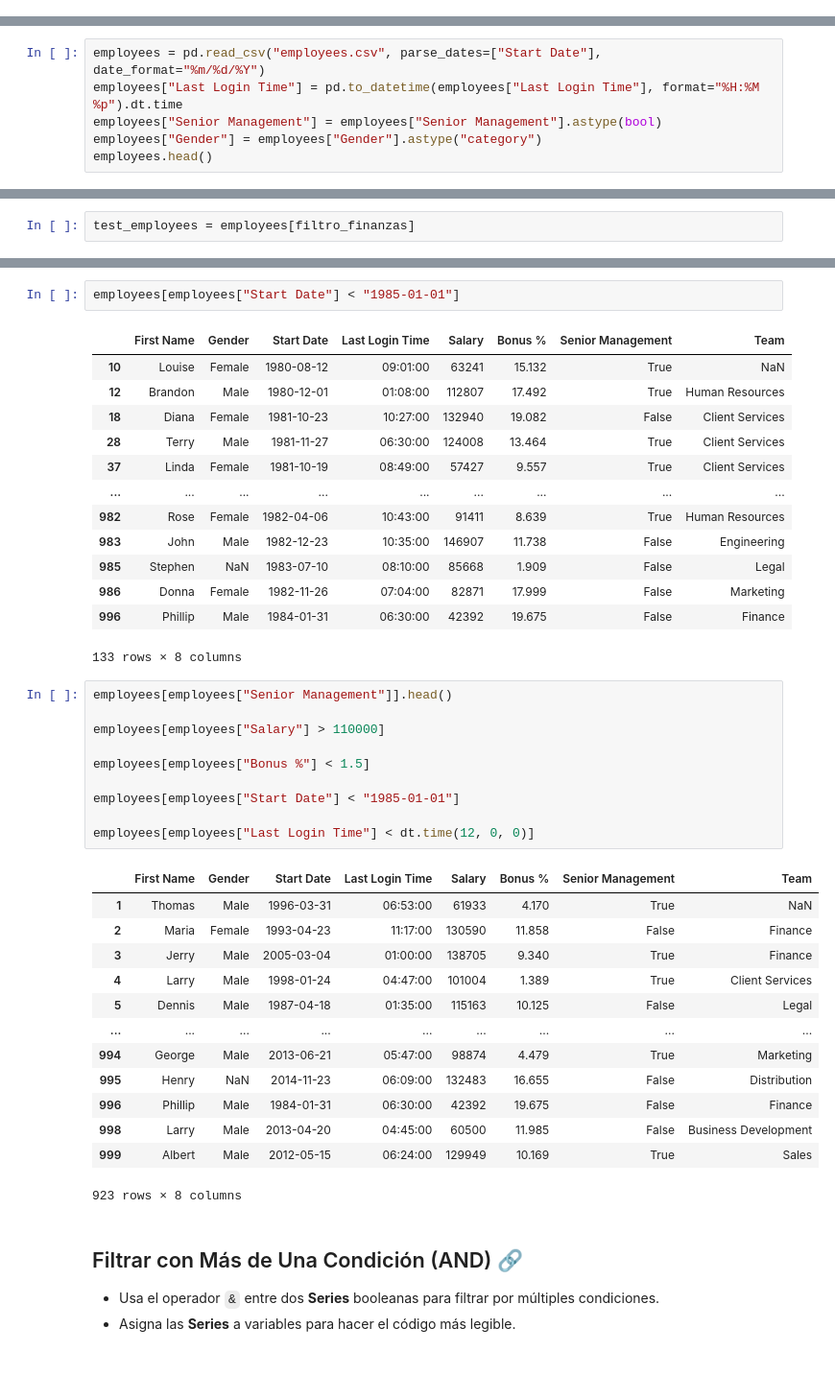
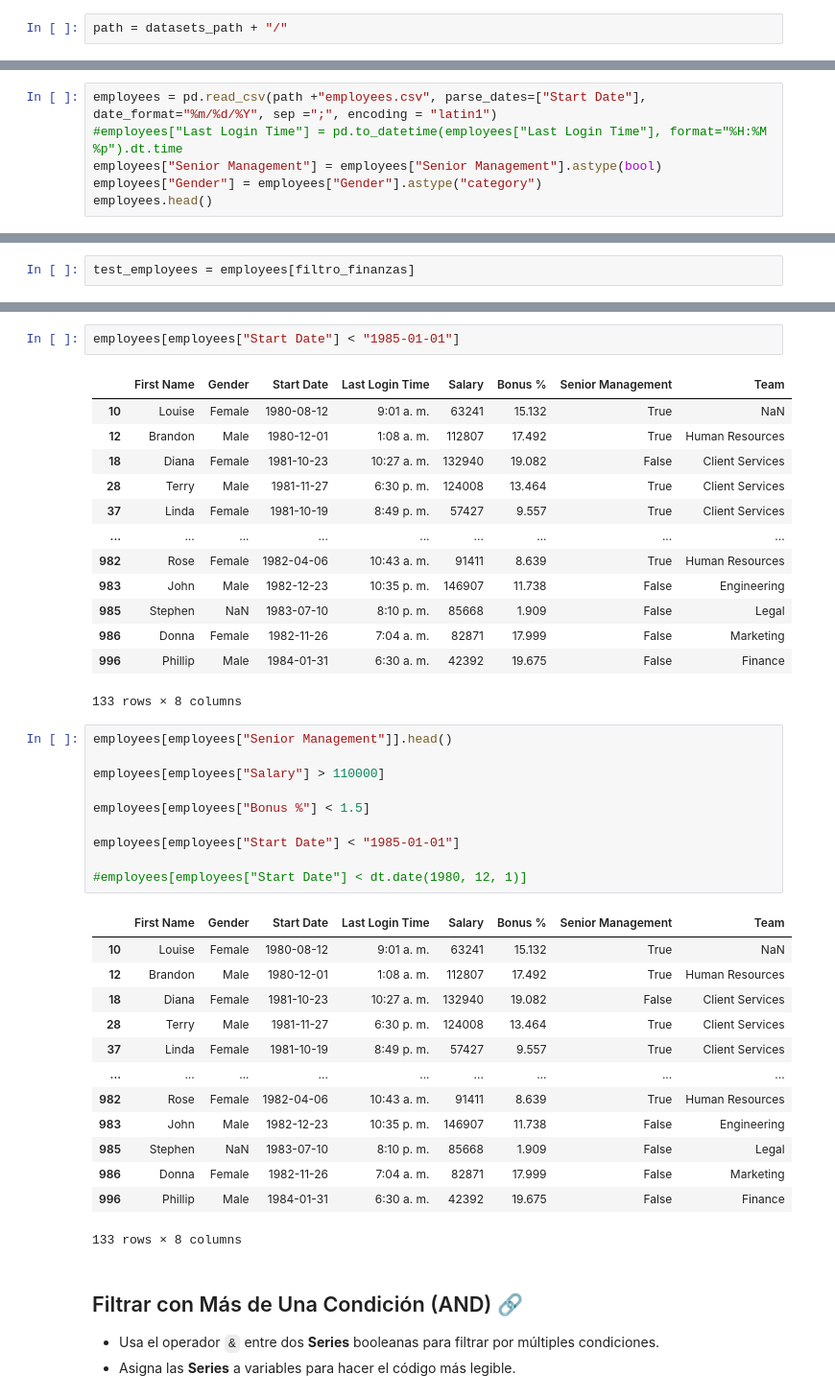
Before and after one commit to gggelme/procesamiento_limpieza_visualizacion, a Jupyter notebook: teoria/05_DataFrames_II_Filtrar_data.ipynb, the cells around one changed output, grey strips where cells are left out. Shown at 96% size. Drawn from its saved outputs; the diff is of its cells as text; blank space fills up the shorter version.

```diff
--- a/teoria/05_DataFrames_II_Filtrar_data.ipynb
+++ b/teoria/05_DataFrames_II_Filtrar_data.ipynb
@@ -261,3 +270,5 @@ Data columns (total 8 columns):
  7   Team               957 non-null    object
 dtypes: bool(1), category(1), datetime64[ns](1), float64(1), int64(1), object(3)
 memory usage: 49.1+ KB
+# %%
+path = datasets_path + "/"
@@ -284,8 +298,8 @@ employees.head()
 - Una **Series** booleana puede generarse usando una variedad de operaciones:
   - Igualdad, desigualdad, menor que, mayor que, inclusión, etc.
 # %%
-employees = pd.read_csv("employees.csv", parse_dates=["Start Date"], date_format="%m/%d/%Y")
-employees["Last Login Time"] = pd.to_datetime(employees["Last Login Time"], format="%H:%M %p").dt.time
+employees = pd.read_csv(path +"employees.csv", parse_dates=["Start Date"], date_format="%m/%d/%Y", sep =";", encoding = "latin1")
+#employees["Last Login Time"] = pd.to_datetime(employees["Last Login Time"], format="%H:%M %p").dt.time
 employees["Senior Management"] = employees["Senior Management"].astype(bool)
 employees["Gender"] = employees["Gender"].astype("category")
 employees.head()
@@ -398,42 +410,42 @@ employees[filtro_salario_millon]
 employees[employees["Start Date"] < "1985-01-01"]
 # %% [output]
 |  | First Name | Gender | Start Date | Last Login Time | Salary | Bonus % | Senior Management | Team |
-| 10 | Louise | Female | 1980-08-12 | 09:01:00 | 63241 | 15.132 | True | NaN |
-| 12 | Brandon | Male | 1980-12-01 | 01:08:00 | 112807 | 17.492 | True | Human Resources |
-| 18 | Diana | Female | 1981-10-23 | 10:27:00 | 132940 | 19.082 | False | Client Services |
-| 28 | Terry | Male | 1981-11-27 | 06:30:00 | 124008 | 13.464 | True | Client Services |
-| 37 | Linda | Female | 1981-10-19 | 08:49:00 | 57427 | 9.557 | True | Client Services |
+| 10 | Louise | Female | 1980-08-12 | 9:01 a. m. | 63241 | 15.132 | True | NaN |
+| 12 | Brandon | Male | 1980-12-01 | 1:08 a. m. | 112807 | 17.492 | True | Human Resources |
+| 18 | Diana | Female | 1981-10-23 | 10:27 a. m. | 132940 | 19.082 | False | Client Services |
+| 28 | Terry | Male | 1981-11-27 | 6:30 p. m. | 124008 | 13.464 | True | Client Services |
+| 37 | Linda | Female | 1981-10-19 | 8:49 p. m. | 57427 | 9.557 | True | Client Services |
 | ... | ... | ... | ... | ... | ... | ... | ... | ... |
-| 982 | Rose | Female | 1982-04-06 | 10:43:00 | 91411 | 8.639 | True | Human Resources |
-| 983 | John | Male | 1982-12-23 | 10:35:00 | 146907 | 11.738 | False | Engineering |
-| 985 | Stephen | NaN | 1983-07-10 | 08:10:00 | 85668 | 1.909 | False | Legal |
-| 986 | Donna | Female | 1982-11-26 | 07:04:00 | 82871 | 17.999 | False | Marketing |
-| 996 | Phillip | Male | 1984-01-31 | 06:30:00 | 42392 | 19.675 | False | Finance |
+| 982 | Rose | Female | 1982-04-06 | 10:43 a. m. | 91411 | 8.639 | True | Human Resources |
+| 983 | John | Male | 1982-12-23 | 10:35 p. m. | 146907 | 11.738 | False | Engineering |
+| 985 | Stephen | NaN | 1983-07-10 | 8:10 p. m. | 85668 | 1.909 | False | Legal |
+| 986 | Donna | Female | 1982-11-26 | 7:04 a. m. | 82871 | 17.999 | False | Marketing |
+| 996 | Phillip | Male | 1984-01-31 | 6:30 a. m. | 42392 | 19.675 | False | Finance |
 133 rows × 8 columns
 # %%
 employees[employees["Senior Management"]].head()
 
 employees[employees["Salary"] > 110000]
 
 employees[employees["Bonus %"] < 1.5]
 
 employees[employees["Start Date"] < "1985-01-01"]
 
-employees[employees["Last Login Time"] < dt.time(12, 0, 0)]
+#employees[employees["Start Date"] < dt.date(1980, 12, 1)]
 # %% [output]
 |  | First Name | Gender | Start Date | Last Login Time | Salary | Bonus % | Senior Management | Team |
-| 1 | Thomas | Male | 1996-03-31 | 06:53:00 | 61933 | 4.170 | True | NaN |
-| 2 | Maria | Female | 1993-04-23 | 11:17:00 | 130590 | 11.858 | False | Finance |
-| 3 | Jerry | Male | 2005-03-04 | 01:00:00 | 138705 | 9.340 | True | Finance |
-| 4 | Larry | Male | 1998-01-24 | 04:47:00 | 101004 | 1.389 | True | Client Services |
-| 5 | Dennis | Male | 1987-04-18 | 01:35:00 | 115163 | 10.125 | False | Legal |
+| 10 | Louise | Female | 1980-08-12 | 9:01 a. m. | 63241 | 15.132 | True | NaN |
+| 12 | Brandon | Male | 1980-12-01 | 1:08 a. m. | 112807 | 17.492 | True | Human Resources |
+| 18 | Diana | Female | 1981-10-23 | 10:27 a. m. | 132940 | 19.082 | False | Client Services |
+| 28 | Terry | Male | 1981-11-27 | 6:30 p. m. | 124008 | 13.464 | True | Client Services |
+| 37 | Linda | Female | 1981-10-19 | 8:49 p. m. | 57427 | 9.557 | True | Client Services |
 | ... | ... | ... | ... | ... | ... | ... | ... | ... |
-| 994 | George | Male | 2013-06-21 | 05:47:00 | 98874 | 4.479 | True | Marketing |
-| 995 | Henry | NaN | 2014-11-23 | 06:09:00 | 132483 | 16.655 | False | Distribution |
-| 996 | Phillip | Male | 1984-01-31 | 06:30:00 | 42392 | 19.675 | False | Finance |
-| 998 | Larry | Male | 2013-04-20 | 04:45:00 | 60500 | 11.985 | False | Business Development |
-| 999 | Albert | Male | 2012-05-15 | 06:24:00 | 129949 | 10.169 | True | Sales |
+| 982 | Rose | Female | 1982-04-06 | 10:43 a. m. | 91411 | 8.639 | True | Human Resources |
+| 983 | John | Male | 1982-12-23 | 10:35 p. m. | 146907 | 11.738 | False | Engineering |
+| 985 | Stephen | NaN | 1983-07-10 | 8:10 p. m. | 85668 | 1.909 | False | Legal |
+| 986 | Donna | Female | 1982-11-26 | 7:04 a. m. | 82871 | 17.999 | False | Marketing |
+| 996 | Phillip | Male | 1984-01-31 | 6:30 a. m. | 42392 | 19.675 | False | Finance |
-923 rows × 8 columns
+133 rows × 8 columns
 # %% [markdown]
 ## Filtrar con Más de Una Condición (AND) 🔗
 - Usa el operador `&` entre dos **Series** booleanas para filtrar por múltiples condiciones.
```
Also changed, not shown: parts of 24 cells of this notebook, 2 other files.
